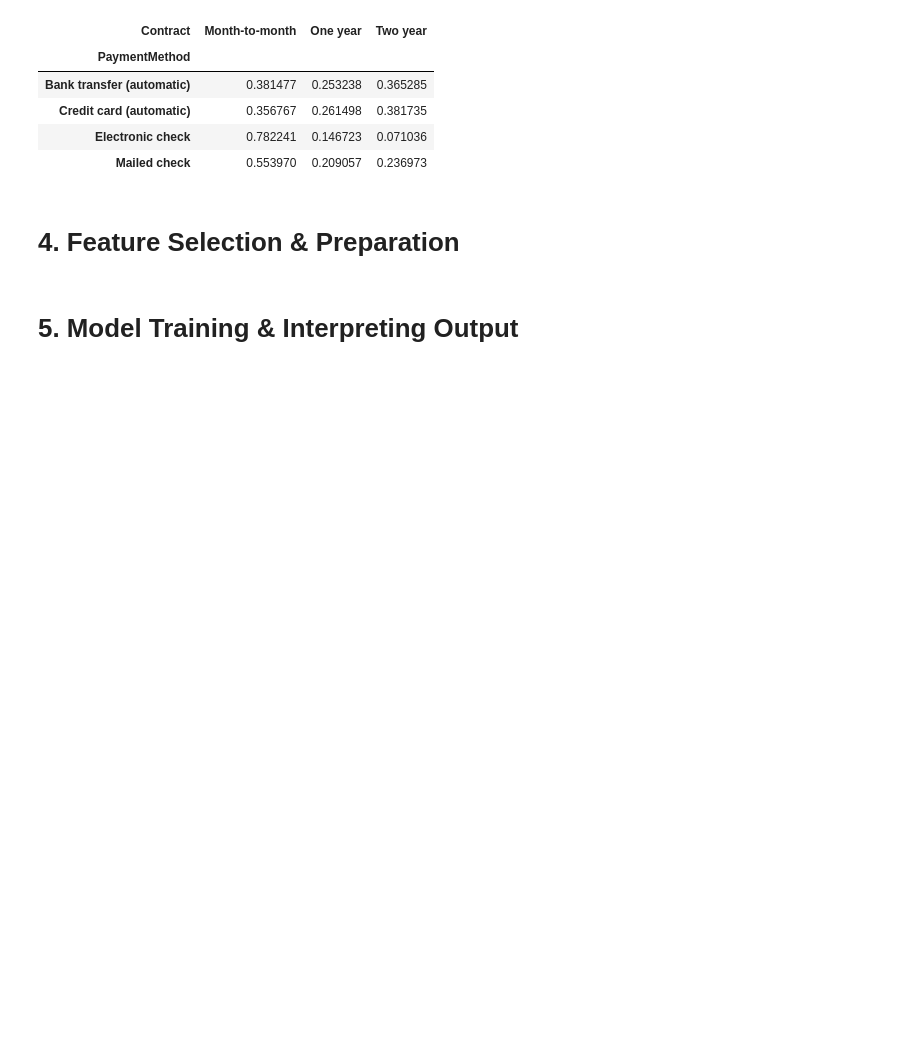
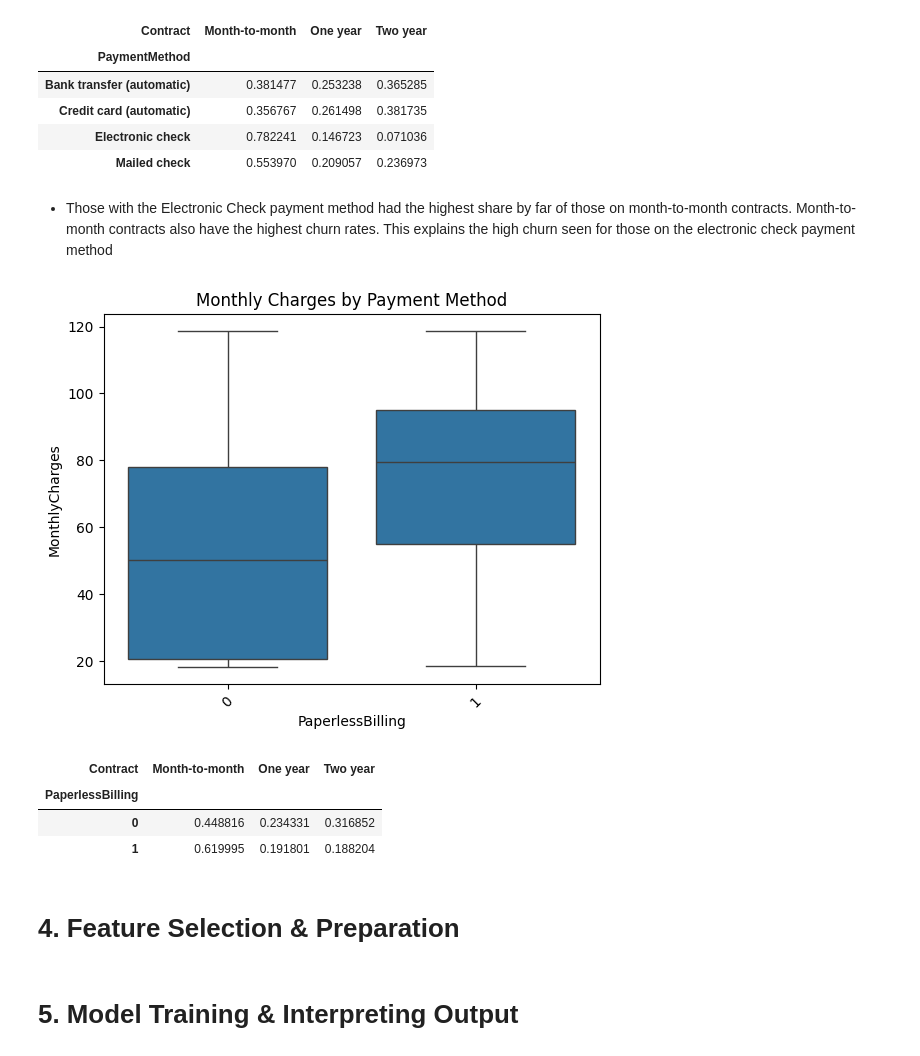
Before and after one commit to sbmccall/data-science-projects, a Jupyter notebook: telco-customer-churn/notebooks/telco_customer_churn_sbm.ipynb, the cells around one changed output. Cells and saved outputs as stored; diff of their text form; code cells hidden in the pictures; blank space fills up the shorter version.

```diff
--- a/telco-customer-churn/notebooks/telco_customer_churn_sbm.ipynb
+++ b/telco-customer-churn/notebooks/telco_customer_churn_sbm.ipynb
@@ -766,6 +768,22 @@ pd.crosstab(df_features["PaymentMethod"], df_features["Contract"], normalize="in
 | Credit card (automatic) | 0.356767 | 0.261498 | 0.381735 |
 | Electronic check | 0.782241 | 0.146723 | 0.071036 |
 | Mailed check | 0.553970 | 0.209057 | 0.236973 |
+# %% [markdown]
+- Those with the Electronic Check payment method had the highest share by far of those on month-to-month contracts. Month-to-month contracts also have the highest churn rates. This explains the high churn seen for those on the electronic check payment method
+# %%
+sns.boxplot(data=df_features, x="PaperlessBilling", y="MonthlyCharges")
+plt.xticks(rotation=45)
+plt.title("Monthly Charges by Payment Method")
+plt.show()
+# %% [output]
+[figure, added]
+# %%
+pd.crosstab(df_features["PaperlessBilling"], df_features["Contract"], normalize="index")
+# %% [output]
+| Contract | Month-to-month | One year | Two year |
+| PaperlessBilling |  |  |  |
+| 0 | 0.448816 | 0.234331 | 0.316852 |
+| 1 | 0.619995 | 0.191801 | 0.188204 |
 # %% [markdown]
 # 4. Feature Selection & Preparation
 # %% [markdown]
```
Also changed, not shown: parts of 1 cell of this notebook.
